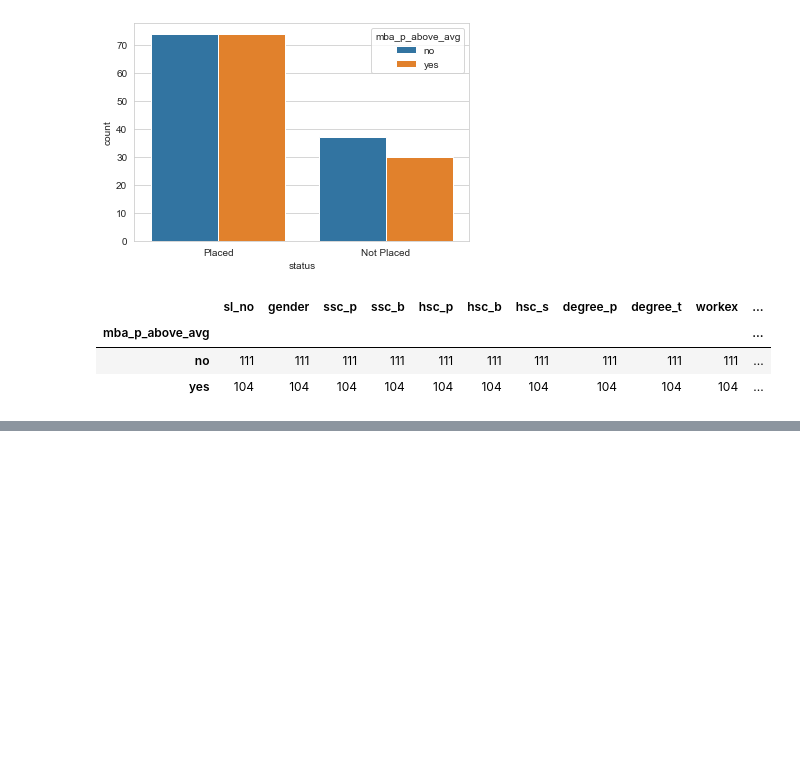
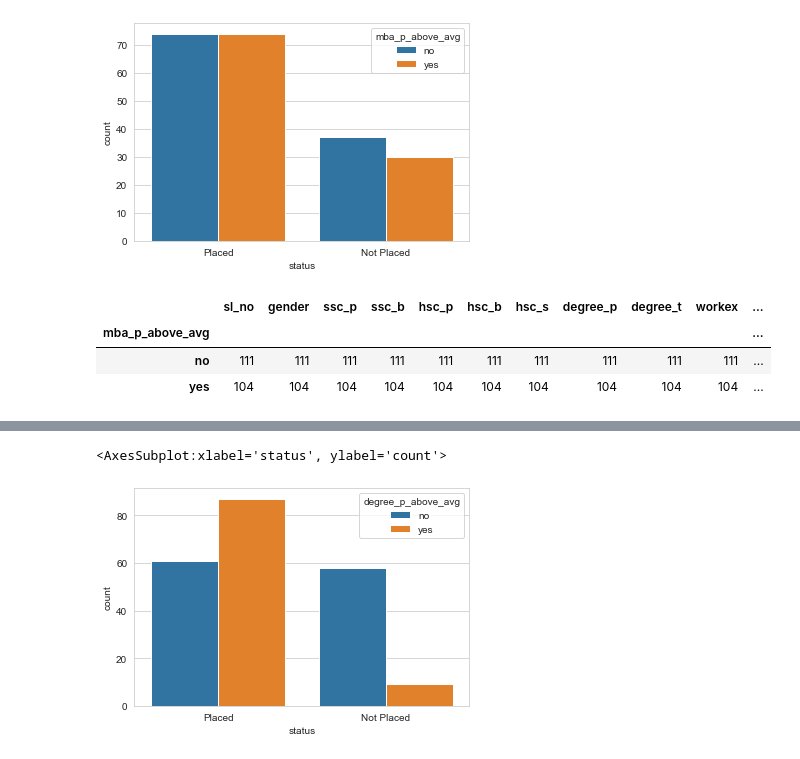
Before and after one commit to SaiSatya16/Hackathon-BrainDead-IIEST, a Jupyter notebook: Problem-1/Satya_notebook.ipynb, the cells around one changed output, grey strips where cells are left out. Drawn from its saved outputs; the diff is of its cells as text; code cells hidden in the pictures; blank space fills up the shorter version.

```diff
--- a/Problem-1/Satya_notebook.ipynb
+++ b/Problem-1/Satya_notebook.ipynb
@@ -484,0 +570,4 @@ df.groupby('mba_p_above_avg').count()
+# %%
+total_degree_p = df['degree_p'].sum()
+avg_degree_p = total_degree_p/215
+print(avg_degree_p)
@@ -484,0 +576,5 @@ df.groupby('mba_p_above_avg').count()
+# %%
+df['degree_p_above_avg'] = 'yes'
+df.loc[(df['degree_p'] > avg_degree_p), 'degree_p_above_avg'] = 'yes'
+df.loc[(df['degree_p'] < avg_degree_p), 'degree_p_above_avg'] = 'no'
+df.head()
@@ -484,0 +588,6 @@ df.groupby('mba_p_above_avg').count()
+# %%
+sn.set_style('whitegrid')
+sn.countplot(x='status',hue='degree_p_above_avg',data=df)
+# %% [output]
+<AxesSubplot:xlabel='status', ylabel='count'>
+[figure, added]
```
Also changed, not shown: parts of 19 cells of this notebook.
